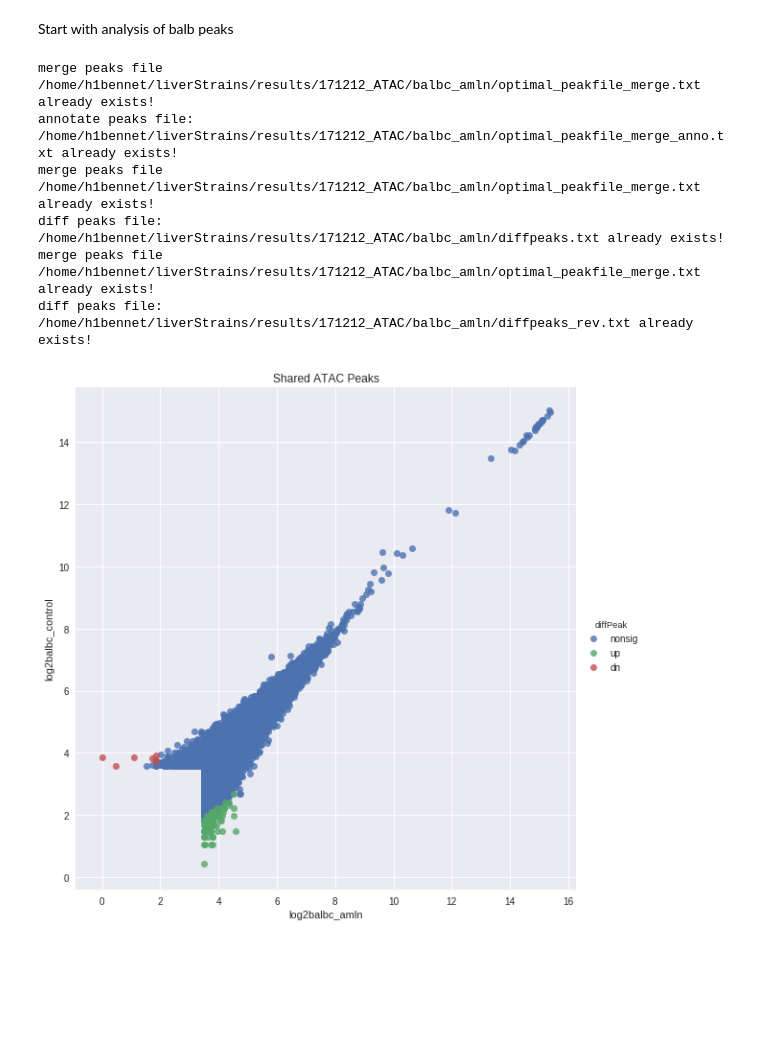
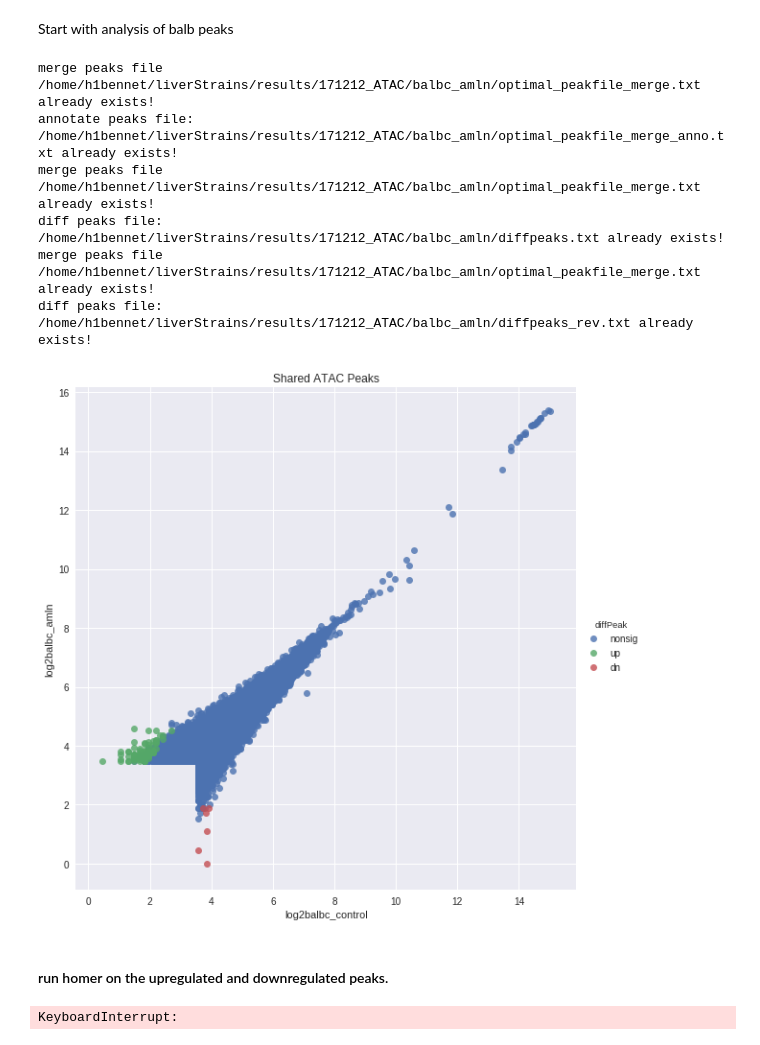
Before and after one commit to HunterBennett/liverStrains, a Jupyter notebook: results/171212_ATAC_Strains.ipynb, the cells around one changed output. Drawn from its saved outputs; the diff is of its cells as text; code cells hidden in the pictures; blank space fills up the shorter version.

```diff
--- a/results/171212_ATAC_Strains.ipynb
+++ b/results/171212_ATAC_Strains.ipynb
@@ -277,14 +283,29 @@ for ax, i in zip(axs.reshape(-1), samplesDF.group.unique()):
 [figure]
 # %% [markdown]
 Start with analysis of balb peaks
-# %%
-(peaks, dP, dPRev) = run_atac_diff_peaks(amln_dir, control_dir, outdir + 'balbc_amln')
-# %% [output]
-merge peaks file /home/h1bennet/liverStrains/results/171212_ATAC/balbc_amln/optimal_peakfile_merge.txt already exists!
-annotate peaks file: /home/h1bennet/liverStrains/results/171212_ATAC/balbc_amln/optimal_peakfile_merge_anno.txt already exists!
-merge peaks file /home/h1bennet/liverStrains/results/171212_ATAC/balbc_amln/optimal_peakfile_merge.txt already exists!
-diff peaks file: /home/h1bennet/liverStrains/results/171212_ATAC/balbc_amln/diffpeaks.txt already exists!
-merge peaks file /home/h1bennet/liverStrains/results/171212_ATAC/balbc_amln/optimal_peakfile_merge.txt already exists!
-diff peaks file: /home/h1bennet/liverStrains/results/171212_ATAC/balbc_amln/diffpeaks_rev.txt already exists!
-[figure, removed]
+# %%
+(balbc_peaks, balbc_dP, balbc_dPRev) = run_atac_diff_peaks(outdir + 'balbc_amln',
+                                                        outdir + 'balbc_control',
+                                                        outdir + 'balbc_amln',
+                                                        dist='200',
+                                                        print_err=True)
+# %% [output]
+merge peaks file /home/h1bennet/liverStrains/results/171212_ATAC/balbc_amln/optimal_peakfile_merge.txt already exists!
+annotate peaks file: /home/h1bennet/liverStrains/results/171212_ATAC/balbc_amln/optimal_peakfile_merge_anno.txt already exists!
+merge peaks file /home/h1bennet/liverStrains/results/171212_ATAC/balbc_amln/optimal_peakfile_merge.txt already exists!
+diff peaks file: /home/h1bennet/liverStrains/results/171212_ATAC/balbc_amln/diffpeaks.txt already exists!
+merge peaks file /home/h1bennet/liverStrains/results/171212_ATAC/balbc_amln/optimal_peakfile_merge.txt already exists!
+diff peaks file: /home/h1bennet/liverStrains/results/171212_ATAC/balbc_amln/diffpeaks_rev.txt already exists!
+[figure, added]
+# %% [markdown]
+#### run homer on the upregulated and downregulated peaks.
+# %%
+find_motifs_genome(outdir+'balbc_amln/diffpeaks.txt',
+                   genome='mm10',
+                   outdir=outdir + 'balbc_amln/balbc_amln_increased_peaks/')
+find_motifs_genome(outdir+'balbc_amln/diffpeaks_rev.txt',
+                   genome='mm10',
+                   outdir=outdir + 'balbc_amln/balbc_amln_increased_peaks/')
+# %% [output]
+KeyboardInterrupt:
 # %%
```
Also changed, not shown: parts of 22 cells of this notebook.
